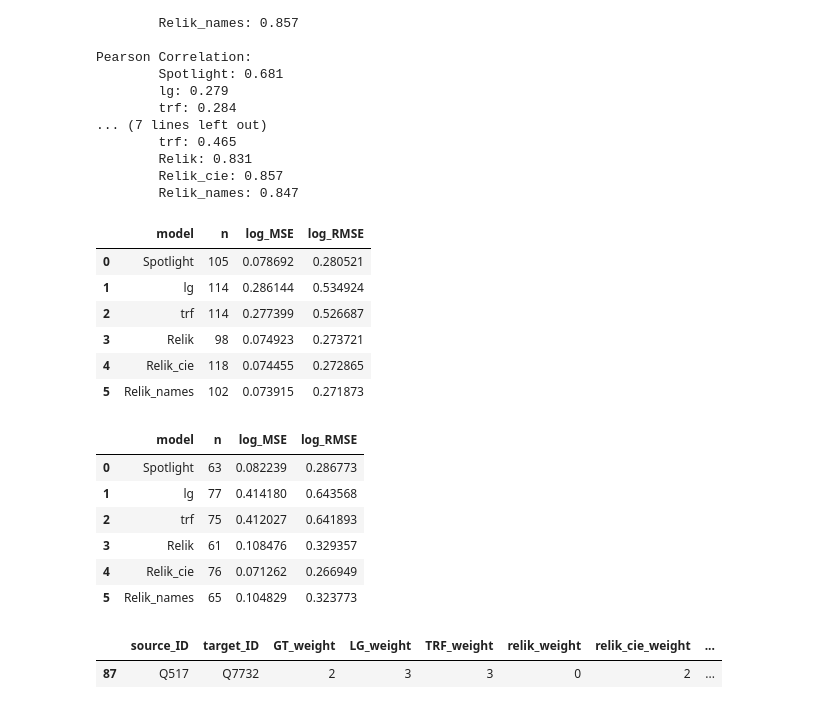
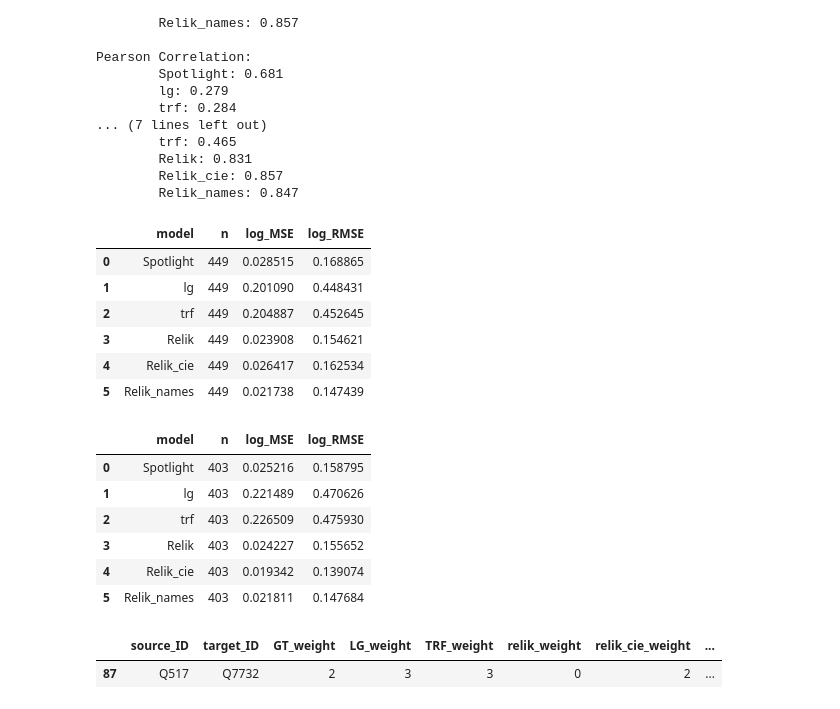
Before and after one commit to Karima-m/BSc_Project_Fall2026, a Jupyter notebook: notebooks/06_analysis.ipynb, the cells around one changed output. Saved outputs shown, nothing was run; the diff lists cells and outputs as text; code cells hidden in the pictures.

```diff
--- a/notebooks/06_analysis.ipynb
+++ b/notebooks/06_analysis.ipynb
@@ -53,7 +53,7 @@ MAE for Relik 0.6
 MAE for Relik_cie 1.7
 MAE for Relik_names 0.5
 # %%
-fig, axes = plt.subplots(1, 6, figsize=(25, 5), sharex=True, sharey=True)
+fig, axes = plt.subplots(1, len(models), figsize=(25, 5), sharex=True, sharey=True)
 
 for ax, (col, label) in zip(axes, models):
     ax.scatter(weight_df['GT_weight'], weight_df[col], alpha=0.3)
@@ -75,25 +75,26 @@ plt.show()
 # %% [markdown]
 ### Log values
 # %%
-fig, axes = plt.subplots(1, 6, figsize=(25, 5), sharex=True, sharey=True)
+fig, axes = plt.subplots(1, len(models), figsize=(25, 5), sharex=True, sharey=True)
 
 for ax, (col, label) in zip(axes, models):
-    # keep only rows where both values are > 0 (log can't show 0)
-    data = weight_df[(weight_df['GT_weight'] > 0) & (weight_df[col] > 0)]
+    gt   = weight_df['GT_weight']
+    pred = weight_df[col]
 
-    ax.scatter(data['GT_weight'], data[col], alpha=0.3)
+    ax.scatter(np.log1p(gt), np.log1p(pred), alpha=0.3)
 
-    lims = [
-        min(data['GT_weight'].min(), data[col].min()),
-        max(data['GT_weight'].max(), data[col].max())
-    ]
-    ax.plot(lims, lims, 'r--', linewidth=1)
+    lim = np.log1p(max(gt.max(), pred.max()))
+    ax.plot([0, lim], [0, lim], 'r--', linewidth=1)
 
-    ax.set_xscale('log')
-    ax.set_yscale('log')
+    # show real weights on the ticks instead of log1p values
+    ticks = [0, 1, 2, 5, 10, 20, 50, 100, 200, 500]
+    ax.set_xticks(np.log1p(ticks))
+    ax.set_xticklabels(ticks)
+    ax.set_yticks(np.log1p(ticks))
+    ax.set_yticklabels(ticks)
 
-    ax.set_xlabel('Ground truth (log)')
-    ax.set_ylabel(f'{label} prediction (log)')
+    ax.set_xlabel('Ground truth (log(1+x))')
+    ax.set_ylabel(f'{label} prediction (log(1+x))')
     ax.set_title(f'Ground Truth vs {label}')
 
 plt.tight_layout()
@@ -140,37 +141,37 @@ Pearson Correlation:
 # %%
 results = []
 for col, label in models:
-    data = weight_df[(weight_df['GT_weight'] > 0) & (weight_df[col] > 0)]
+    data = weight_df
 
-    log_gt   = np.log10(data['GT_weight'])
-    log_pred = np.log10(data[col])
+    log_gt   = np.log10(data['GT_weight']+1)
+    log_pred = np.log10(data[col]+1)
 
     err  = log_pred - log_gt
     mse  = np.mean(err ** 2)
     rmse = np.sqrt(mse)
 
     results.append({'model': label, 'n': len(data),
                     'log_MSE': mse, 'log_RMSE': rmse})
 
 pd.DataFrame(results)
 # %% [output]
 |  | model | n | log_MSE | log_RMSE |
-| 0 | Spotlight | 105 | 0.078692 | 0.280521 |
-| 1 | lg | 114 | 0.286144 | 0.534924 |
-| 2 | trf | 114 | 0.277399 | 0.526687 |
-| 3 | Relik | 98 | 0.074923 | 0.273721 |
-| 4 | Relik_cie | 118 | 0.074455 | 0.272865 |
-| 5 | Relik_names | 102 | 0.073915 | 0.271873 |
+| 0 | Spotlight | 449 | 0.028515 | 0.168865 |
+| 1 | lg | 449 | 0.201090 | 0.448431 |
+| 2 | trf | 449 | 0.204887 | 0.452645 |
+| 3 | Relik | 449 | 0.023908 | 0.154621 |
+| 4 | Relik_cie | 449 | 0.026417 | 0.162534 |
+| 5 | Relik_names | 449 | 0.021738 | 0.147439 |
 # %%
 out_weight_df = weight_df[weight_df['direction']=='out']
 
 # only napoleons outgoing edges
 results = []
 for col, label in models:
-    data = out_weight_df[(out_weight_df['GT_weight'] > 0) & (out_weight_df[col] > 0)]
+    data = out_weight_df
 
-    log_gt   = np.log10(data['GT_weight'])
-    log_pred = np.log10(data[col])
+    log_gt   = np.log10(data['GT_weight']+1)
+    log_pred = np.log10(data[col]+1)
 
     err  = log_pred - log_gt
     mse  = np.mean(err ** 2)
@@ -182,12 +183,12 @@ for col, label in models:
 pd.DataFrame(results)
 # %% [output]
 |  | model | n | log_MSE | log_RMSE |
-| 0 | Spotlight | 63 | 0.082239 | 0.286773 |
-| 1 | lg | 77 | 0.414180 | 0.643568 |
-| 2 | trf | 75 | 0.412027 | 0.641893 |
-| 3 | Relik | 61 | 0.108476 | 0.329357 |
-| 4 | Relik_cie | 76 | 0.071262 | 0.266949 |
-| 5 | Relik_names | 65 | 0.104829 | 0.323773 |
+| 0 | Spotlight | 403 | 0.025216 | 0.158795 |
+| 1 | lg | 403 | 0.221489 | 0.470626 |
+| 2 | trf | 403 | 0.226509 | 0.475930 |
+| 3 | Relik | 403 | 0.024227 | 0.155652 |
+| 4 | Relik_cie | 403 | 0.019342 | 0.139074 |
+| 5 | Relik_names | 403 | 0.021811 | 0.147684 |
 # %%
 weight_df[weight_df['target_ID']=='Q7732'] #Louis XVI of france
 # %% [output]
```
Also changed, not shown: parts of 1 cell of this notebook.
